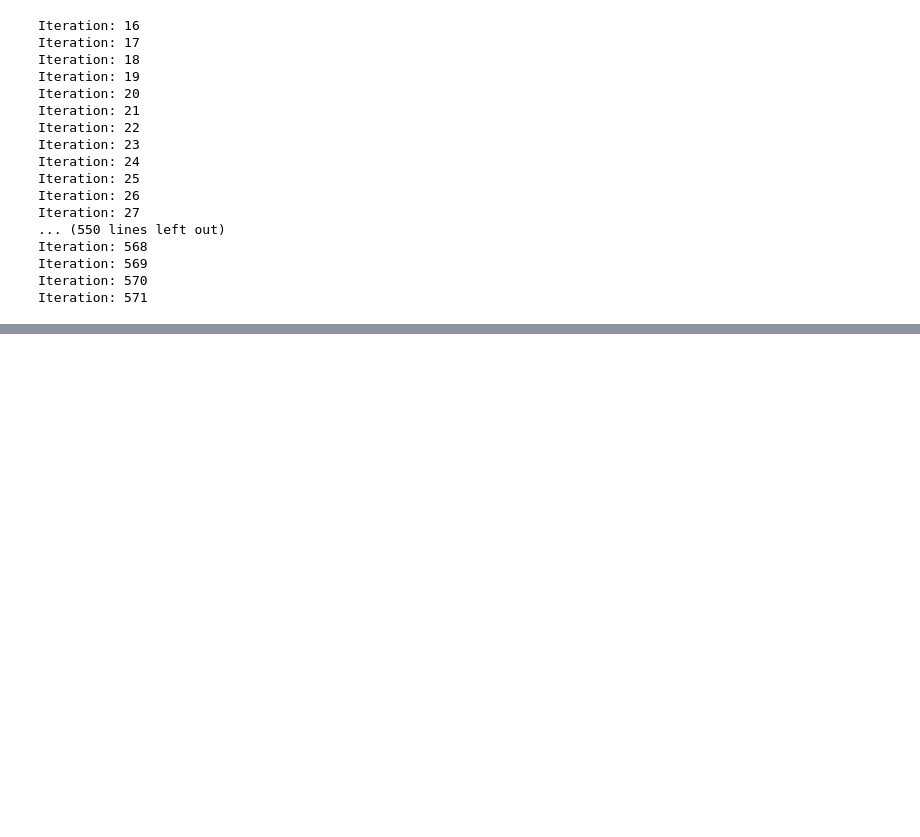
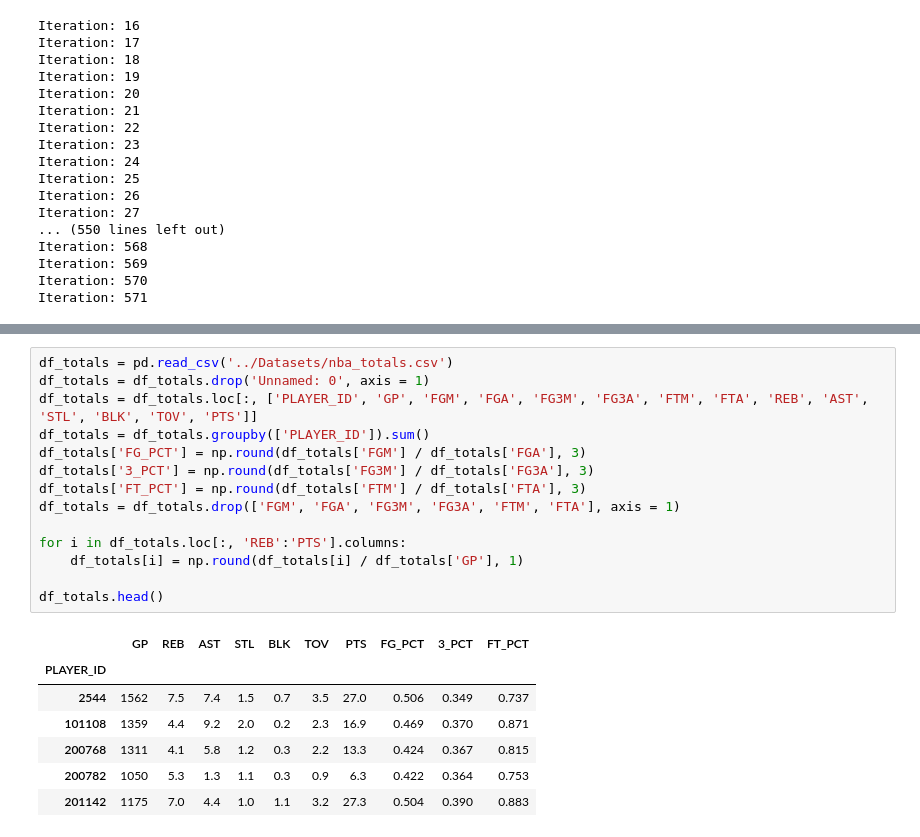
Before and after one commit to kyletp09/NBA_Player_Similarities, a Jupyter notebook: Jupyter_Notebooks/nba_api.ipynb, the cells around one changed output, grey strips where cells are left out. Saved outputs shown, nothing was run; the diff lists cells and outputs as text; blank space fills up the shorter version.

```diff
--- a/Jupyter_Notebooks/nba_api.ipynb
+++ b/Jupyter_Notebooks/nba_api.ipynb
@@ -127,0 +159,22 @@ df
+# %%
+df_totals = pd.read_csv('../Datasets/nba_totals.csv')
+df_totals = df_totals.drop('Unnamed: 0', axis = 1)
+df_totals = df_totals.loc[:, ['PLAYER_ID', 'GP', 'FGM', 'FGA', 'FG3M', 'FG3A', 'FTM', 'FTA', 'REB', 'AST', 'STL', 'BLK', 'TOV', 'PTS']]
+df_totals = df_totals.groupby(['PLAYER_ID']).sum()
+df_totals['FG_PCT'] = np.round(df_totals['FGM'] / df_totals['FGA'], 3)
+df_totals['3_PCT'] = np.round(df_totals['FG3M'] / df_totals['FG3A'], 3)
+df_totals['FT_PCT'] = np.round(df_totals['FTM'] / df_totals['FTA'], 3)
+df_totals = df_totals.drop(['FGM', 'FGA', 'FG3M', 'FG3A', 'FTM', 'FTA'], axis = 1)
+
+for i in df_totals.loc[:, 'REB':'PTS'].columns:
+    df_totals[i] = np.round(df_totals[i] / df_totals['GP'], 1)
+
+df_totals.head()
+# %% [output]
+|  | GP | REB | AST | STL | BLK | TOV | PTS | FG_PCT | 3_PCT | FT_PCT |
+| PLAYER_ID |  |  |  |  |  |  |  |  |  |  |
+| 2544 | 1562 | 7.5 | 7.4 | 1.5 | 0.7 | 3.5 | 27.0 | 0.506 | 0.349 | 0.737 |
+| 101108 | 1359 | 4.4 | 9.2 | 2.0 | 0.2 | 2.3 | 16.9 | 0.469 | 0.370 | 0.871 |
+| 200768 | 1311 | 4.1 | 5.8 | 1.2 | 0.3 | 2.2 | 13.3 | 0.424 | 0.367 | 0.815 |
+| 200782 | 1050 | 5.3 | 1.3 | 1.1 | 0.3 | 0.9 | 6.3 | 0.422 | 0.364 | 0.753 |
+| 201142 | 1175 | 7.0 | 4.4 | 1.0 | 1.1 | 3.2 | 27.3 | 0.504 | 0.390 | 0.883 |
```
Also changed, not shown: parts of 6 cells of this notebook, 1 other file.
